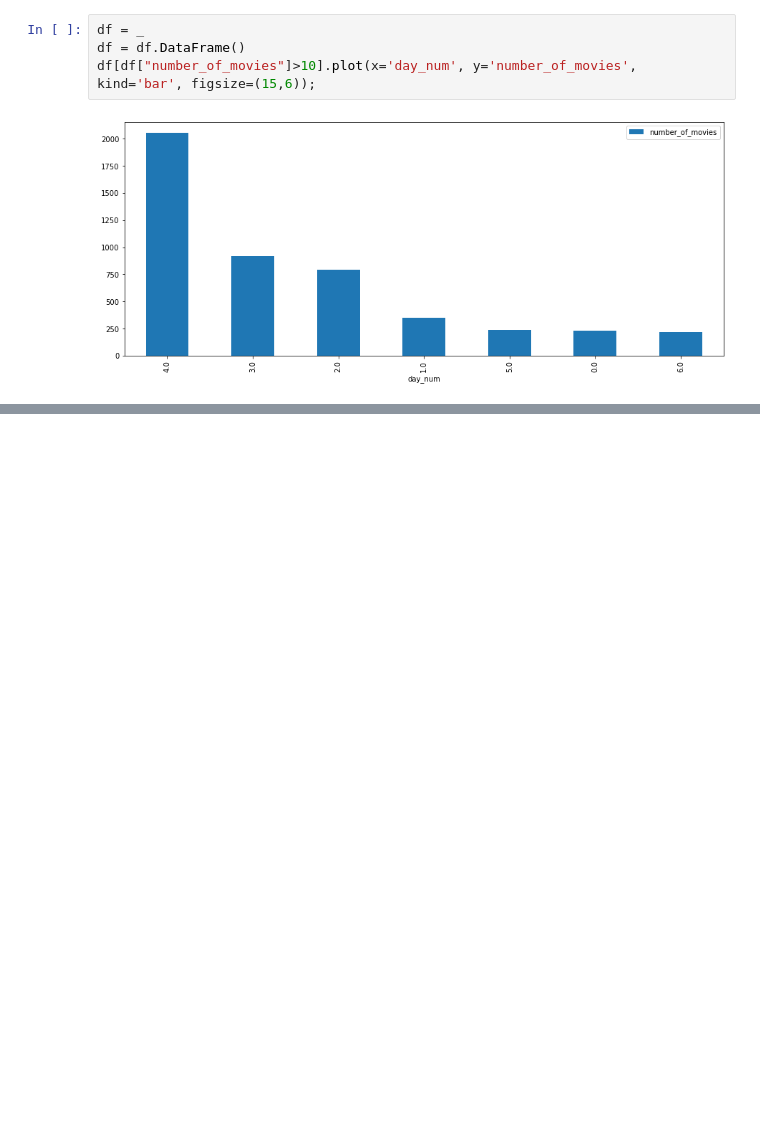
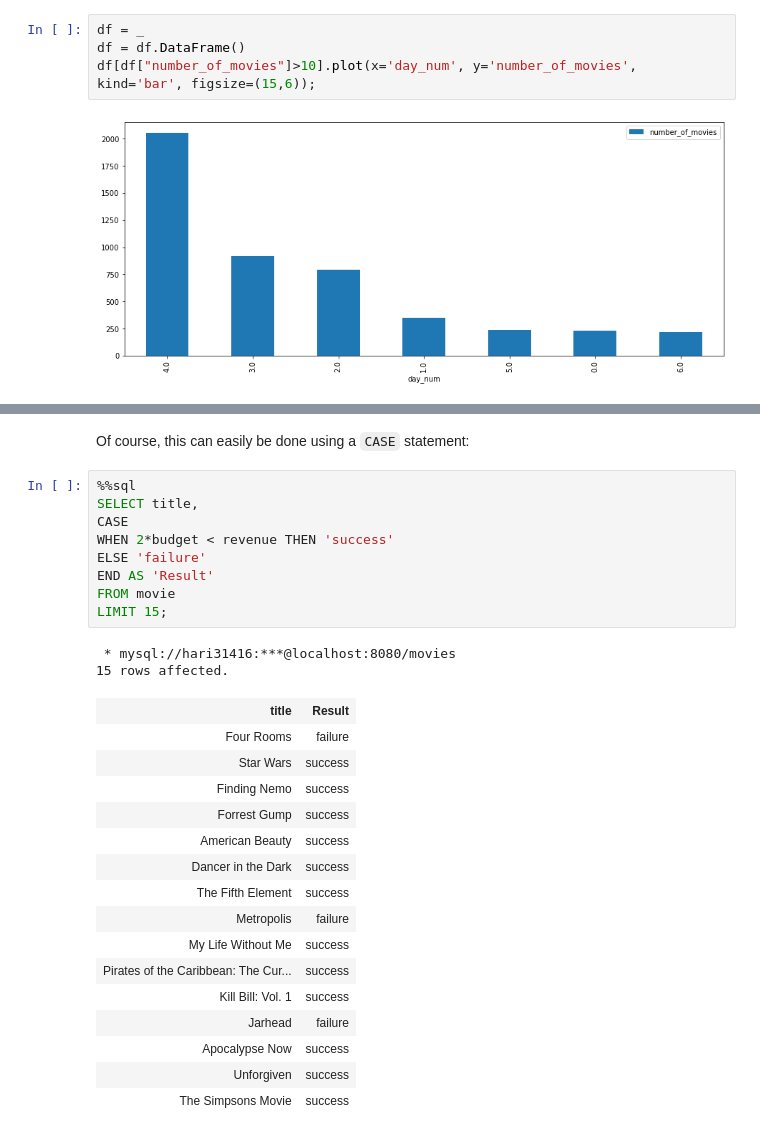
Before and after one commit to Hari31416/Placement, a Jupyter notebook: Notes/SQL/More.ipynb, the cells around one changed output, grey strips where cells are left out. Drawn from its saved outputs; the diff is of its cells as text; blank space fills up the shorter version.

```diff
--- a/Notes/SQL/More.ipynb
+++ b/Notes/SQL/More.ipynb
@@ -119,0 +383,30 @@ df[df["number_of_movies"]>10].plot(x='day_num', y='number_of_movies', kind='bar'
+# %% [markdown]
+Of course, this can easily be done using a `CASE` statement:
+# %%
+%%sql
+SELECT title,
+CASE
+WHEN 2*budget < revenue THEN 'success'
+ELSE 'failure'
+END AS 'Result'
+FROM movie
+LIMIT 15;
+# %% [output]
+ * mysql://hari31416:***@localhost:8080/movies
+15 rows affected.
+| title | Result |
+| Four Rooms | failure |
+| Star Wars | success |
+| Finding Nemo | success |
+| Forrest Gump | success |
+| American Beauty | success |
+| Dancer in the Dark | success |
+| The Fifth Element | success |
+| Metropolis | failure |
+| My Life Without Me | success |
+| Pirates of the Caribbean: The Cur... | success |
+| Kill Bill: Vol. 1 | success |
+| Jarhead | failure |
+| Apocalypse Now | success |
+| Unforgiven | success |
+| The Simpsons Movie | success |
```
Also changed, not shown: parts of 33 cells of this notebook, 4 other files.
